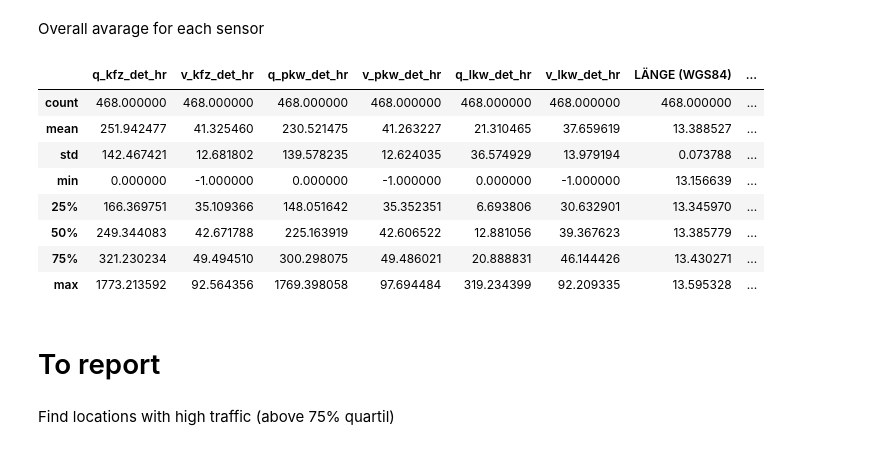
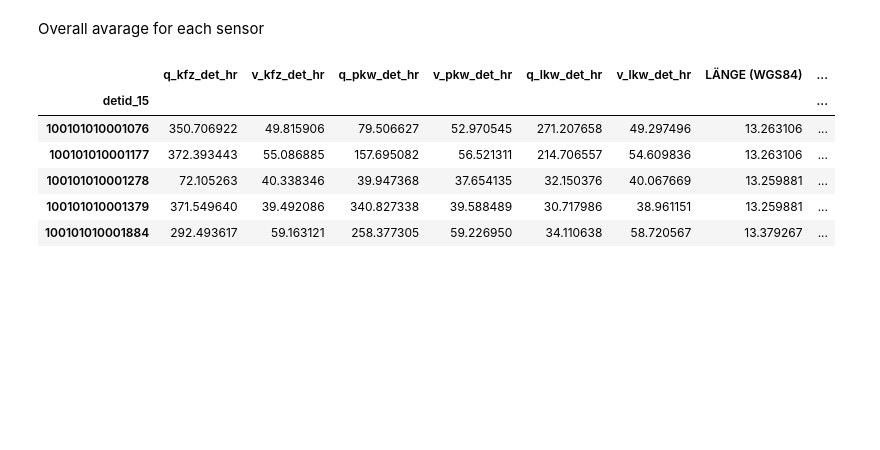
Before and after one commit to helenakohl/2023-amse-template, a Jupyter notebook: exploration.ipynb, the cells around one changed output. Cells and saved outputs as stored; diff of their text form; code cells hidden in the pictures; blank space fills up the shorter version.

```diff
--- a/exploration.ipynb
+++ b/exploration.ipynb
@@ -194,9 +249,2 @@ traffic.head()
 # %% [markdown]
 Data cleaning
-# %%
-speed = ['v_kfz_det_hr', 'v_pkw_det_hr', 'v_lkw_det_hr']
-
-for column in speed:
-    traffic = traffic[traffic[column] >= 0]
-
-traffic
@@ -280,18 +321,12 @@ traffic_hours
 Overall avarage for each sensor
 # %%
 traffic_sensors = traffic.groupby('detid_15')[["q_kfz_det_hr","v_kfz_det_hr","q_pkw_det_hr","v_pkw_det_hr","q_lkw_det_hr","v_lkw_det_hr","LÄNGE (WGS84)","BREITE (WGS84)"]].mean()
-traffic_sensors.describe()
+traffic_sensors.head()
 # %% [output]
 |  | q_kfz_det_hr | v_kfz_det_hr | q_pkw_det_hr | v_pkw_det_hr | q_lkw_det_hr | v_lkw_det_hr | LÄNGE (WGS84) | ... |
-| count | 468.000000 | 468.000000 | 468.000000 | 468.000000 | 468.000000 | 468.000000 | 468.000000 | ... |
-| mean | 251.942477 | 41.325460 | 230.521475 | 41.263227 | 21.310465 | 37.659619 | 13.388527 | ... |
-| std | 142.467421 | 12.681802 | 139.578235 | 12.624035 | 36.574929 | 13.979194 | 0.073788 | ... |
-| min | 0.000000 | -1.000000 | 0.000000 | -1.000000 | 0.000000 | -1.000000 | 13.156639 | ... |
-| 25% | 166.369751 | 35.109366 | 148.051642 | 35.352351 | 6.693806 | 30.632901 | 13.345970 | ... |
-| 50% | 249.344083 | 42.671788 | 225.163919 | 42.606522 | 12.881056 | 39.367623 | 13.385779 | ... |
-| 75% | 321.230234 | 49.494510 | 300.298075 | 49.486021 | 20.888831 | 46.144426 | 13.430271 | ... |
-| max | 1773.213592 | 92.564356 | 1769.398058 | 97.694484 | 319.234399 | 92.209335 | 13.595328 | ... |
+| detid_15 |  |  |  |  |  |  |  | ... |
+| 100101010001076 | 350.706922 | 49.815906 | 79.506627 | 52.970545 | 271.207658 | 49.297496 | 13.263106 | ... |
+| 100101010001177 | 372.393443 | 55.086885 | 157.695082 | 56.521311 | 214.706557 | 54.609836 | 13.263106 | ... |
+| 100101010001278 | 72.105263 | 40.338346 | 39.947368 | 37.654135 | 32.150376 | 40.067669 | 13.259881 | ... |
+| 100101010001379 | 371.549640 | 39.492086 | 340.827338 | 39.588489 | 30.717986 | 38.961151 | 13.259881 | ... |
+| 100101010001884 | 292.493617 | 59.163121 | 258.377305 | 59.226950 | 34.110638 | 58.720567 | 13.379267 | ... |
-# %% [markdown]
-# To report
-# %% [markdown]
-Find locations with high traffic (above 75% quartil)
```
Also changed, not shown: parts of 32 cells of this notebook.
